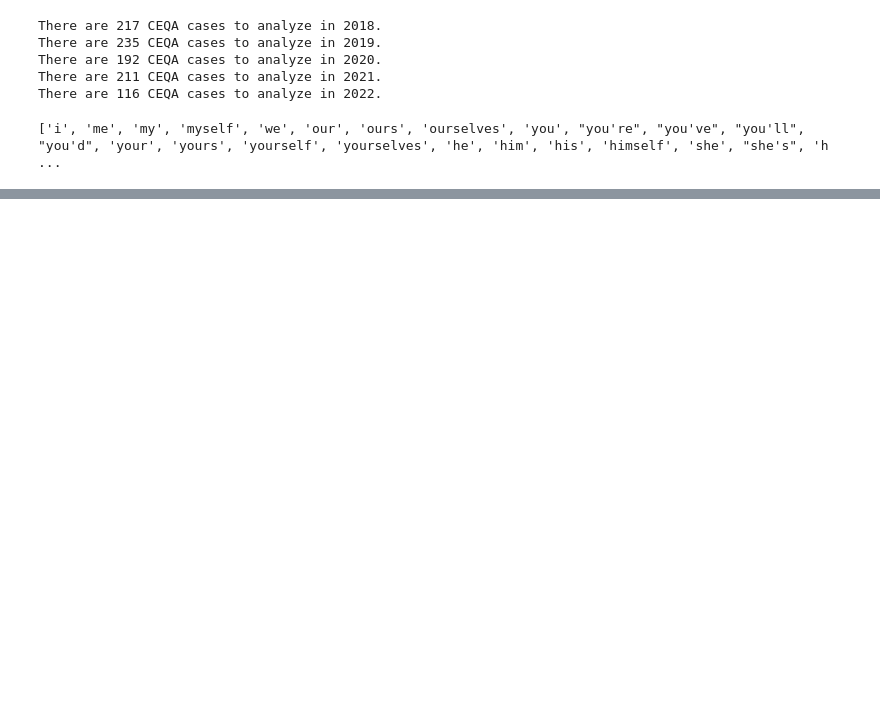
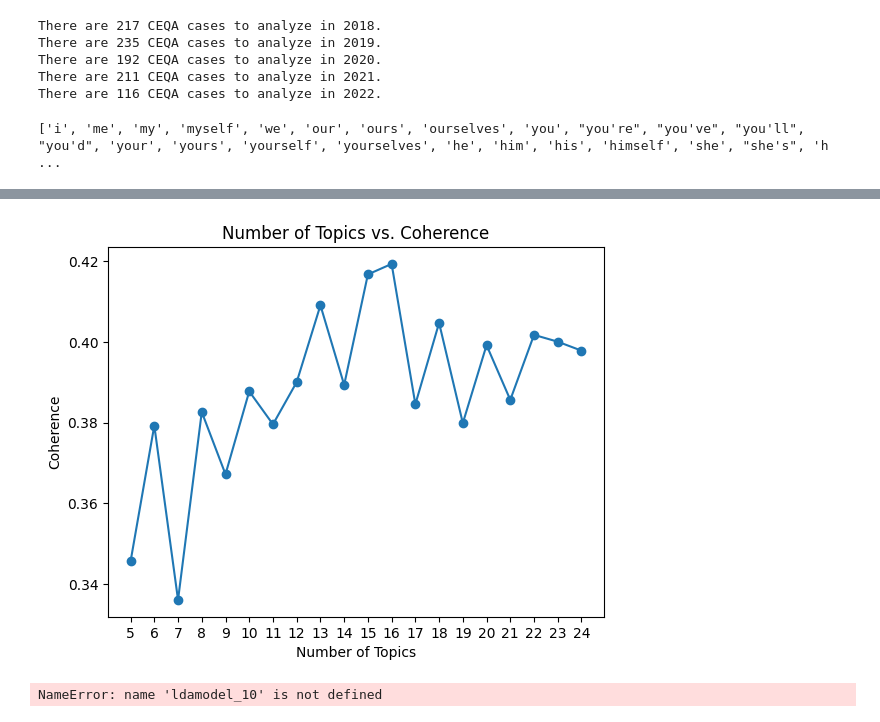
Before and after one commit to jamesgaoo/ceqa-nlp, a Jupyter notebook: import_data.ipynb, the cells around one changed output, grey strips where cells are left out. Drawn from its saved outputs; the diff is of its cells as text; code cells hidden in the pictures; blank space fills up the shorter version.

Commit message:
move to vscode
combined data; working on seeded lda

```diff
--- a/import_data.ipynb
+++ b/import_data.ipynb
@@ -261,3 +255,11 @@ law office abigail smith abigail smith road suite San Diego telephone facsimile
 # %%
-print(list_2018[0])
+#import bag of words vectorization
+from gensim.models import CoherenceModel
+from gensim.utils import simple_preprocess
+from gensim.models.ldamodel import LdaModel
+
+dictionary_2018 = corpora.Dictionary(list_2018)
+print("The dictionary has " +str(len(dictionary_2018)) + " tokens")
+
+doc_term_matrix = [dictionary_2018.doc2bow(case) for case in list_2018]
 # %% [output]
@@ -264,0 +267,14 @@ print(list_2018[0])
+# %%
+#Find coherence for 2018 data
+#Authorial note: As of right now, we are using Cv for coherence; after, we will review literature to find updated methodology
+
+coherence_2018 = []
+for k in range(5,25):
+    print('Topic number: '+str(k))
+    Lda = gensim.models.ldamodel.LdaModel
+    ldamodel = Lda(doc_term_matrix, num_topics=k, id2word = dictionary_2018, passes=40,\
+                   iterations=200, chunksize = 10000, eval_every = None)
+
+    cm = gensim.models.coherencemodel.CoherenceModel(model=ldamodel, texts=list_2018,\
+                                                     dictionary=dictionary_2018, coherence='c_v')
+    coherence_2018.append((k,cm.get_coherence()))
@@ -264,0 +302,14 @@ print(list_2018[0])
+# %%
+x_val = [x[0] for x in coherence_2018]
+y_val = [x[1] for x in coherence_2018]
+matplotlib.pyplot.plot(x_val,y_val)
+matplotlib.pyplot.scatter(x_val,y_val)
+matplotlib.pyplot.title('Number of Topics vs. Coherence')
+matplotlib.pyplot.xlabel('Number of Topics')
+matplotlib.pyplot.ylabel('Coherence')
+matplotlib.pyplot.xticks(x_val)
+matplotlib.pyplot.show()
+
+#Most coherent at 10 topics and 23; let's run both as models
+# %% [output]
+[figure, added]
@@ -264,0 +328,6 @@ print(list_2018[0])
+# %%
+# To show initial topics
+ldamodel_10.show_topics(10, num_words=10, formatted=False)
+ldamodel_23.show_topics(23, num_words=10, formatted=False)
+# %% [output]
+NameError: name 'ldamodel_10' is not defined
```
Also changed, not shown: parts of 6 cells of this notebook, 1 other file.
